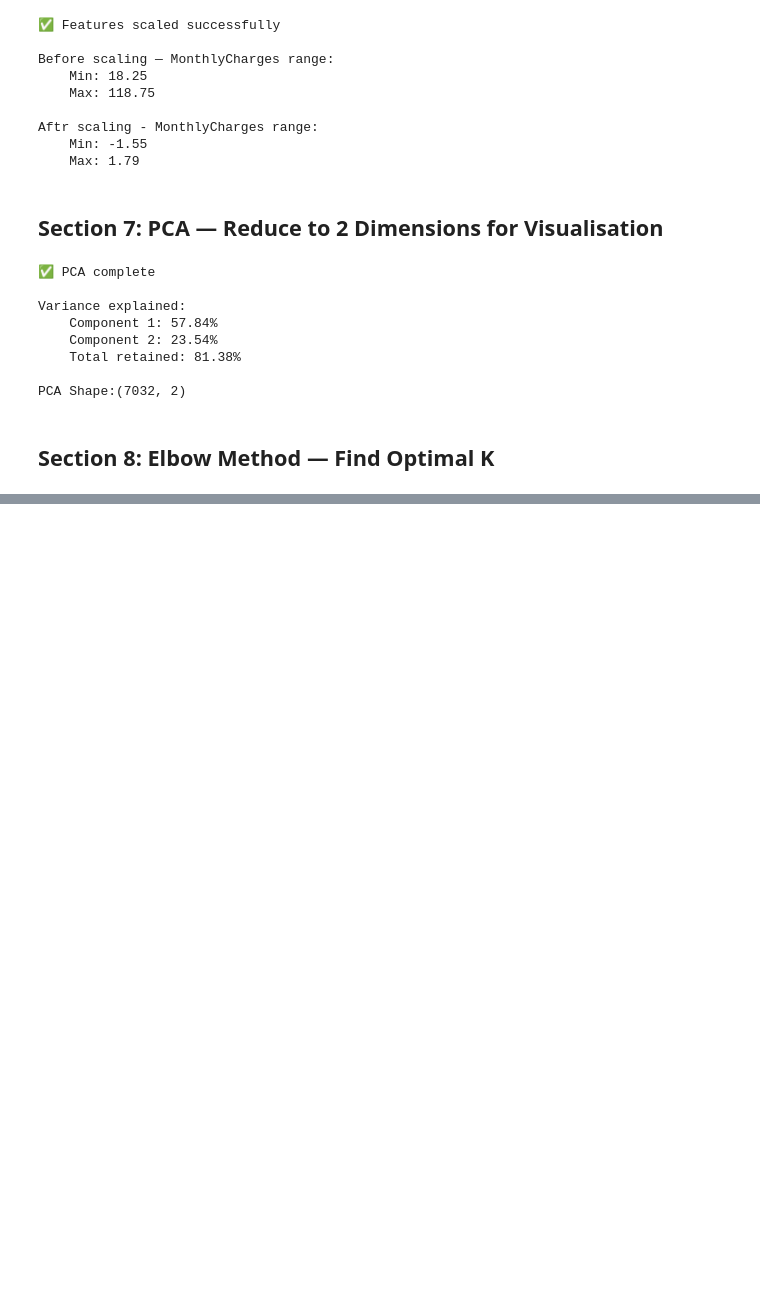
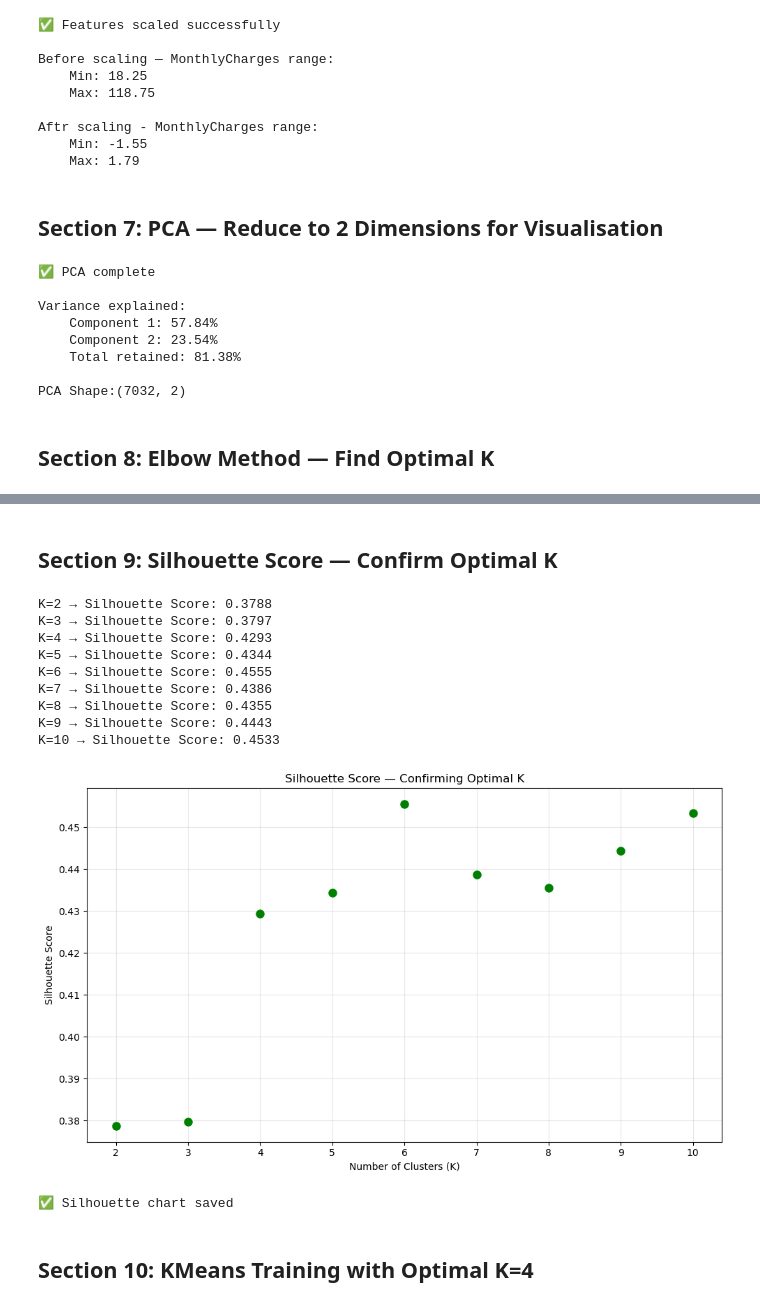
Before and after one commit to M20Jay/customer-segmentation, a Jupyter notebook: customer_segmentation.ipynb, the cells around one changed output, grey strips where cells are left out. Drawn from its saved outputs; the diff is of its cells as text; code cells hidden in the pictures; blank space fills up the shorter version.

```diff
--- a/customer_segmentation.ipynb
+++ b/customer_segmentation.ipynb
@@ -260,0 +270,47 @@ plt.plot(K_range,ineartias,'bo-', marker_size =8)
+# %% [markdown]
+## Section 9: Silhouette Score — Confirm Optimal K
+# %%
+# ── Section 9: Silhouette Score ──────────────────────────────────
+# Silhouette score confirms what the elbow method showed
+# It measures how well separated the clusters are
+# Score between -1 and 1:
+# → Close to 1  = clusters are well separated ✅
+# → Close to 0  = clusters overlap
+# → Close to -1 = points in wrong cluster ❌
+
+silhouette_scores = []
+
+for k in K_range:
+    kmeans = KMeans(n_clusters=k, random_state=42, n_init=10)
+    labels = kmeans.fit_predict(df_scaled)
+    score = silhouette_score(df_scaled, labels)
+    silhouette_scores.append(score)
+    print(f"K={k} → Silhouette Score: {score:.4f}")
+
+best_k = list(K_range)[silhouette_scores.index(max(silhouette_scores))]
+
+plt.figure(figsize=(10,6))
+plt.plot(K_range, silhouette_scores, 'go', markersize=8)
+plt.xlabel('Number of Clusters (K)')
+plt.ylabel('Silhouette Score')
+plt.title('Silhouette Score — Confirming Optimal K')
+plt.xticks(K_range)
+plt.grid(True, alpha =0.3)
+plt.tight_layout()
+plt.savefig('screenshots/silhouette_score.png', dpi=150, bbox_inches='tight')
+plt.show()
+print("✅ Silhouette chart saved")
+# %% [output]
+K=2 → Silhouette Score: 0.3788
+K=3 → Silhouette Score: 0.3797
+K=4 → Silhouette Score: 0.4293
+K=5 → Silhouette Score: 0.4344
+K=6 → Silhouette Score: 0.4555
+K=7 → Silhouette Score: 0.4386
+K=8 → Silhouette Score: 0.4355
+K=9 → Silhouette Score: 0.4443
+K=10 → Silhouette Score: 0.4533
+[figure, added]
+✅ Silhouette chart saved
+# %% [markdown]
+## Section 10: KMeans Training with Optimal K=4
```
Also changed, not shown: parts of 5 cells of this notebook, 1 other file.
